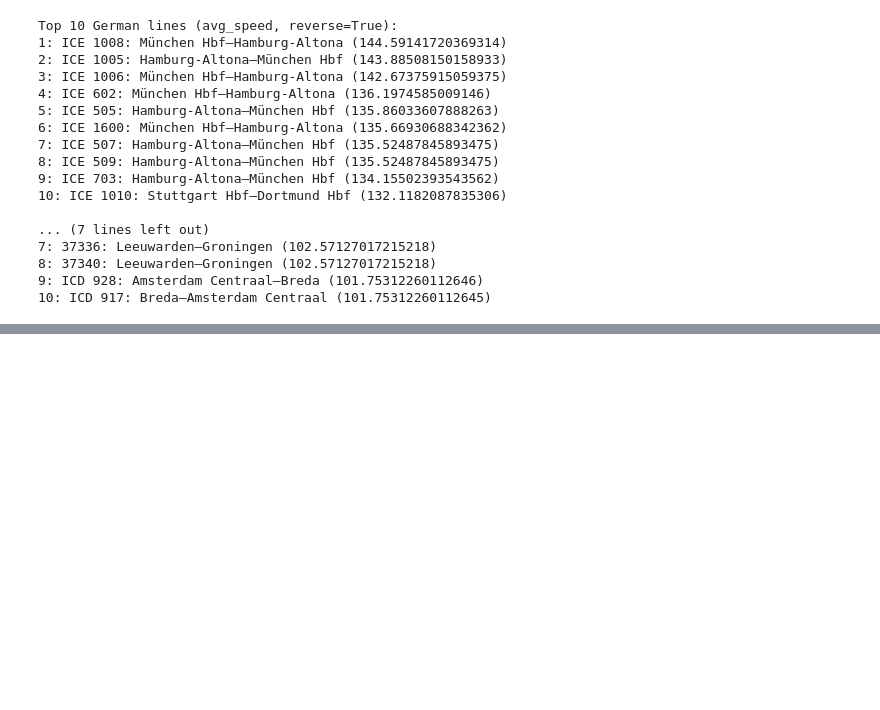
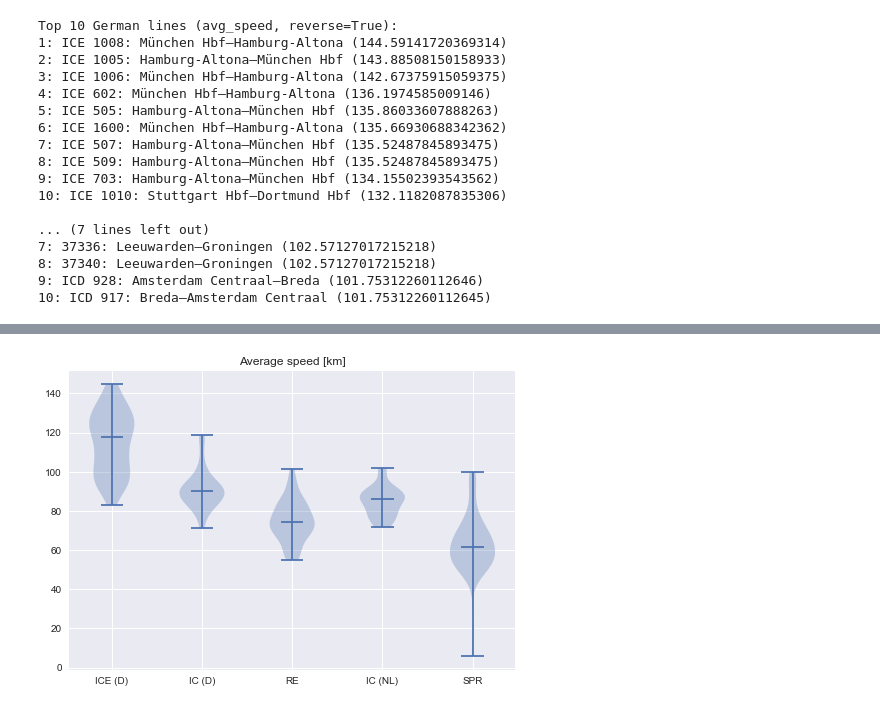
Before and after one commit to leonwatt/re-vs-spr, a Jupyter notebook: analysis.ipynb, the cells around one changed output, grey strips where cells are left out. Saved outputs shown, nothing was run; the diff lists cells and outputs as text; code cells hidden in the pictures; blank space fills up the shorter version.

```diff
--- a/analysis.ipynb
+++ b/analysis.ipynb
@@ -238,0 +293,4 @@ plot.box_plot([german_ic, german_re, dutch_ic, dutch_re], x="avg_speed", title="
+# %%
+plot.box_plot([german_ice, german_ic, german_re, dutch_ic, dutch_re], x="avg_speed", title="Average speed [km]", x_tick_labels=["ICE (D)", "IC (D)", "RE", "IC (NL)", "SPR"], as_violin=True, save_to="img/speed_categs_violin.png")
+# %% [output]
+[figure, added]
```
Also changed, not shown: parts of 8 cells of this notebook, 5 other files.
